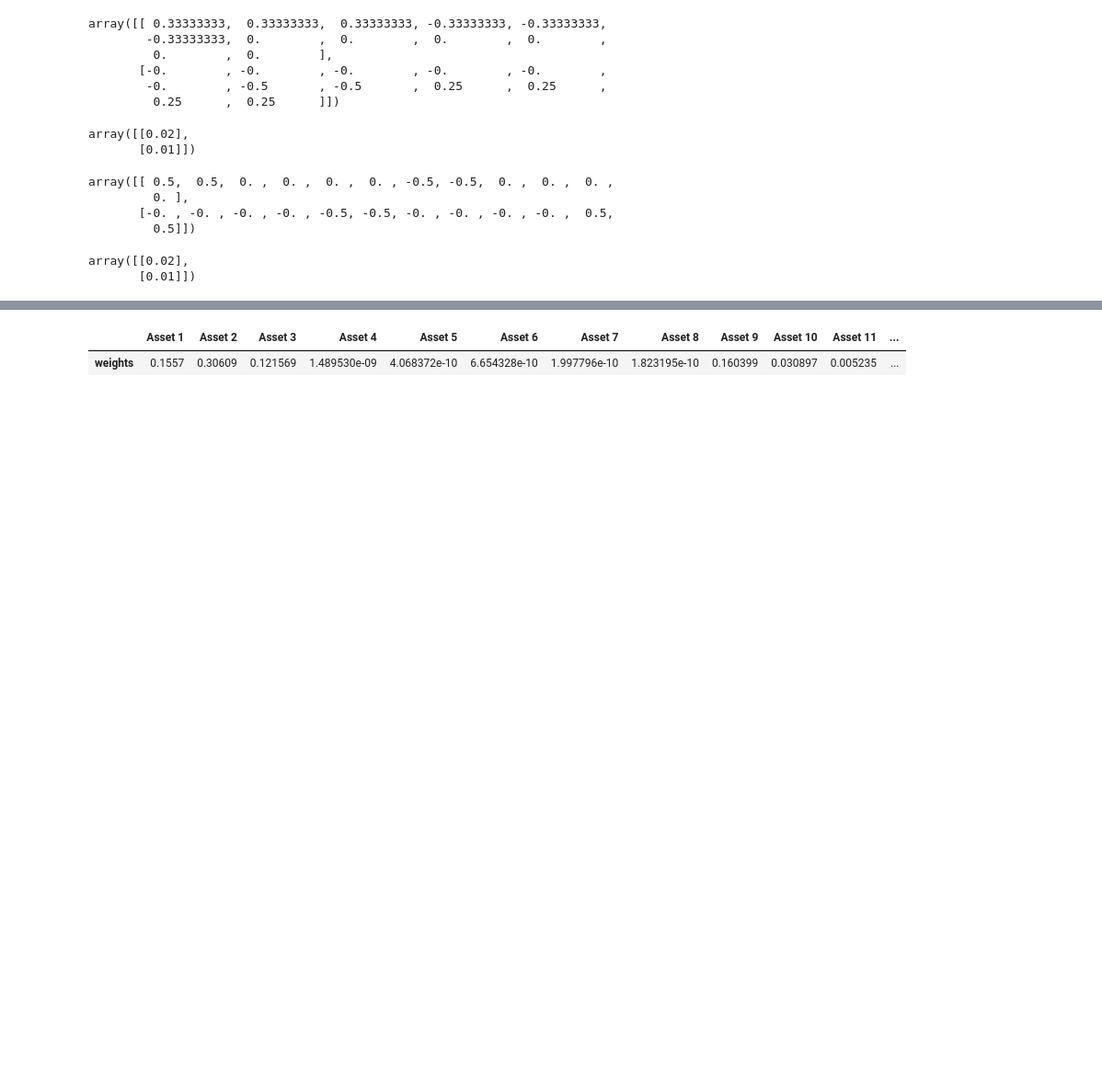
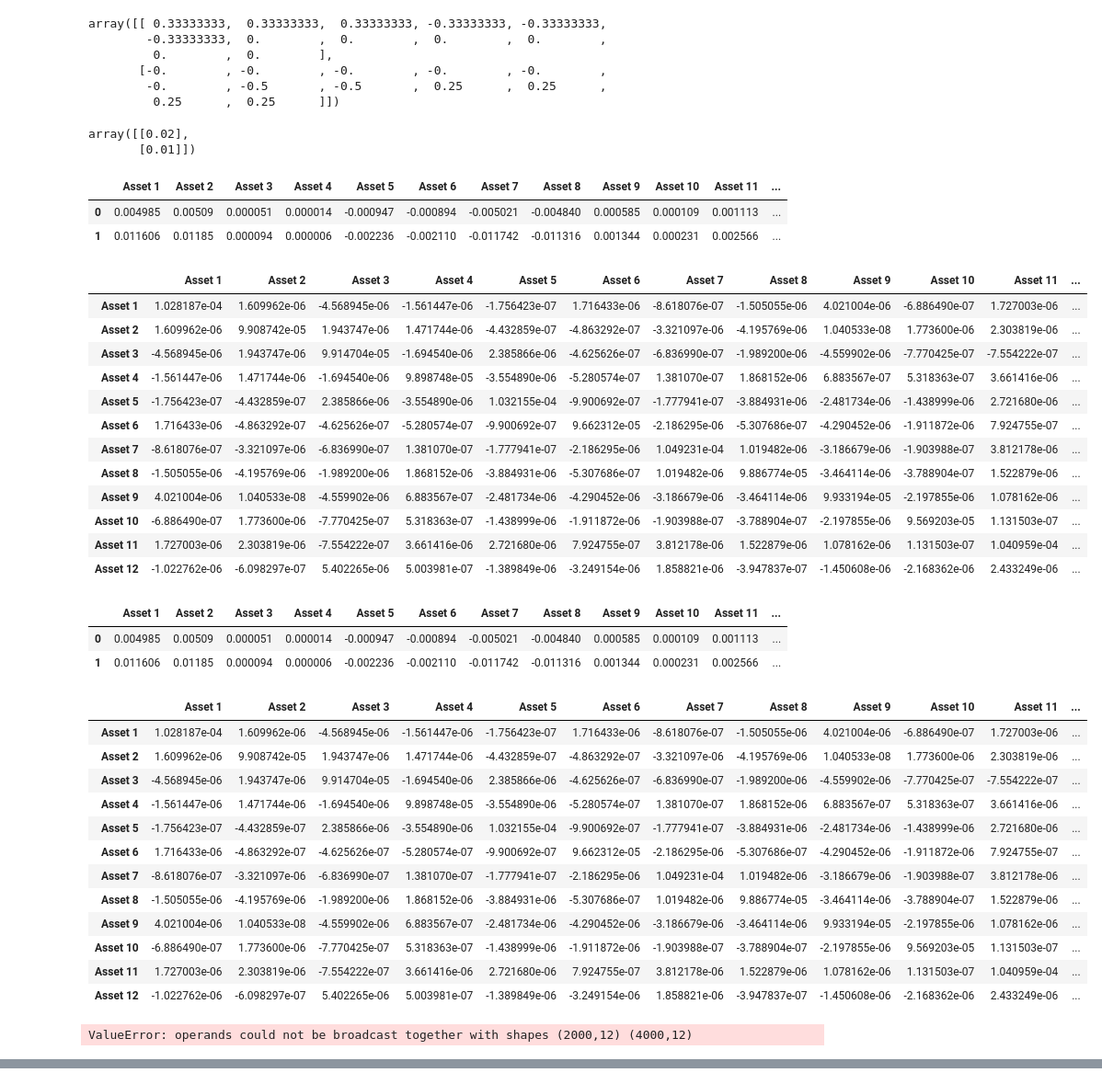
Before and after one commit to birdblues/kbtest, a Jupyter notebook: riskfolio-example/ex06.ipynb, the cells around one changed output, grey strips where cells are left out. Shown at 92% size. Saved outputs shown, nothing was run; the diff lists cells and outputs as text; code cells hidden in the pictures; blank space fills up the shorter version.

```diff
--- a/riskfolio-example/ex06.ipynb
+++ b/riskfolio-example/ex06.ipynb
@@ -2,6 +2,8 @@
 import pandas as pd
 import numpy as np
 import riskfolio as rp
+
+pd.options.display.float_format = '{:.4%}'.format
 
 # 가상의 자산 수익률 데이터 생성 (12개의 자산, 1000일의 수익률)
 np.random.seed(42)
@@ -12,3 +14,4 @@ assets = ['AAPL', 'MSFT', 'GOOGL', 'JPM', 'BAC', 'WFC', 'XOM', 'CVX', 'TSLA', 'G
 returns = np.random.randn(n_obs, n_assets) / 100  # 무작위 수익률 데이터
 
 Y = pd.DataFrame(returns, columns=assets)
+display(Y.head())
@@ -61,7 +91,7 @@ import riskfolio as rp
 # 가상의 자산 수익률 데이터 생성 (12개의 자산, 1000일의 수익률)
 np.random.seed(42)
 n_assets = 12
-n_obs = 1000
+n_obs = 2000
 
 assets = ['Asset ' + str(i) for i in range(1, n_assets + 1)]
 returns = np.random.randn(n_obs, n_assets) / 100  # 무작위 수익률 데이터
@@ -83,45 +113,87 @@ views = {
     'Type': ['Classes', 'Classes'],
     'Set': ['Industry', 'Industry'],
     'Position': ['Tech', 'Energy'],
     'Sign': ['>=', '<='],
     'Weight': [0.02, -0.01],  # Tech의 예상 초과수익률 2%, Energy의 예상 초과수익률 -1%
     'Type Relative': ['Classes', 'Classes'],
     'Relative Set': ['Industry', 'Industry'],
     'Relative': ['Finance', 'Industrials']
 }
 
 views = pd.DataFrame(views)
 
 # P와 Q 매트릭스 생성
 P, Q = rp.assets_views(views, asset_classes)
 
-display(P)
-display(Q)
+# 뷰 확률을 고려한 가중치 조정
+view_probabilities = np.array([0.30, 0.70])  # 첫 번째 뷰 30%, 두 번째 뷰 70%
+
+# P, Q에 각각 확률을 적용
+P_weighted = P * view_probabilities.reshape(-1, 1)
+Q_weighted = Q * view_probabilities
 
 # 포트폴리오 객체 생성
 port = rp.Portfolio(returns=Y)
 
 # 자산 기대 수익률과 공분산 행렬 추정
 port.assets_stats(method_mu='hist', method_cov='hist')
 
 # 초기 자산 가중치를 설정
-initial_weights = np.array([1/n_assets] * n_assets).reshape(-1, 1)  # 균등 가중치로 초기화, 올바른 차원으로 변환
+initial_weights = np.array([1/n_assets] * n_assets).reshape(-1, 1)  # 균등 가중치로 초기화
 
-print(initial_weights)
-# Black-Litterman 모델에 맞춘 통계값 계산
-port.blacklitterman_stats(P, Q, rf=0.01, w=initial_weights, delta=None, eq=True)
+# Black-Litterman 모델에 맞춘 통계값 계산 (mu_bl과 cov_bl 속성에 저장됨)
+port.blacklitterman_stats(P_weighted, Q_weighted, rf=0.0, w=initial_weights, delta=None, eq=True)
 
-port.solvers = ['MOSEK']  # 최적화에 사용할 솔버 설정
-# 최적의 포트폴리오 계산
-w_bl = port.optimization(model='BL', rm='MV', obj='Sharpe', rf=0, l=0, hist=False)
+# 포트폴리오 객체에 저장된 mu_bl과 cov_bl을 사용
+port.mu = port.mu_bl
+port.cov = port.cov_bl
+
+display(port.mu)
+display(port.cov)
+display(port.mu_bl)
+display(port.cov_bl)
+
+# mu_bl과 returns의 차원 확인 및 조정
+if port.mu.shape[0] != returns.shape[1]:
+    raise ValueError("mu_bl와 returns의 차원이 일치하지 않습니다.")
+
+# 최적의 포트폴리오 계산 (hist=False로 설정하여 Black-Litterman 통계를 사용)
+w_bl = port.optimization(model='Classic', rm='MV', obj='Sharpe', rf=0, l=0, hist=False)
 
 # 최적의 포트폴리오 가중치 출력
 print("최적화된 포트폴리오 가중치:")
 display(w_bl.T)
 # %% [output]
+|  | Asset 1 | Asset 2 | Asset 3 | Asset 4 | Asset 5 | Asset 6 | Asset 7 | Asset 8 | Asset 9 | Asset 10 | Asset 11 | ... |
+| 0 | 0.004985 | 0.00509 | 0.000051 | 0.000014 | -0.000947 | -0.000894 | -0.005021 | -0.004840 | 0.000585 | 0.000109 | 0.001113 | ... |
+| 1 | 0.011606 | 0.01185 | 0.000094 | 0.000006 | -0.002236 | -0.002110 | -0.011742 | -0.011316 | 0.001344 | 0.000231 | 0.002566 | ... |
+|  | Asset 1 | Asset 2 | Asset 3 | Asset 4 | Asset 5 | Asset 6 | Asset 7 | Asset 8 | Asset 9 | Asset 10 | Asset 11 | ... |
+| Asset 1 | 1.028187e-04 | 1.609962e-06 | -4.568945e-06 | -1.561447e-06 | -1.756423e-07 | 1.716433e-06 | -8.618076e-07 | -1.505055e-06 | 4.021004e-06 | -6.886490e-07 | 1.727003e-06 | ... |
+| Asset 2 | 1.609962e-06 | 9.908742e-05 | 1.943747e-06 | 1.471744e-06 | -4.432859e-07 | -4.863292e-07 | -3.321097e-06 | -4.195769e-06 | 1.040533e-08 | 1.773600e-06 | 2.303819e-06 | ... |
+| Asset 3 | -4.568945e-06 | 1.943747e-06 | 9.914704e-05 | -1.694540e-06 | 2.385866e-06 | -4.625626e-07 | -6.836990e-07 | -1.989200e-06 | -4.559902e-06 | -7.770425e-07 | -7.554222e-07 | ... |
+| Asset 4 | -1.561447e-06 | 1.471744e-06 | -1.694540e-06 | 9.898748e-05 | -3.554890e-06 | -5.280574e-07 | 1.381070e-07 | 1.868152e-06 | 6.883567e-07 | 5.318363e-07 | 3.661416e-06 | ... |
+| Asset 5 | -1.756423e-07 | -4.432859e-07 | 2.385866e-06 | -3.554890e-06 | 1.032155e-04 | -9.900692e-07 | -1.777941e-07 | -3.884931e-06 | -2.481734e-06 | -1.438999e-06 | 2.721680e-06 | ... |
+| Asset 6 | 1.716433e-06 | -4.863292e-07 | -4.625626e-07 | -5.280574e-07 | -9.900692e-07 | 9.662312e-05 | -2.186295e-06 | -5.307686e-07 | -4.290452e-06 | -1.911872e-06 | 7.924755e-07 | ... |
+| Asset 7 | -8.618076e-07 | -3.321097e-06 | -6.836990e-07 | 1.381070e-07 | -1.777941e-07 | -2.186295e-06 | 1.049231e-04 | 1.019482e-06 | -3.186679e-06 | -1.903988e-07 | 3.812178e-06 | ... |
+| Asset 8 | -1.505055e-06 | -4.195769e-06 | -1.989200e-06 | 1.868152e-06 | -3.884931e-06 | -5.307686e-07 | 1.019482e-06 | 9.886774e-05 | -3.464114e-06 | -3.788904e-07 | 1.522879e-06 | ... |
+| Asset 9 | 4.021004e-06 | 1.040533e-08 | -4.559902e-06 | 6.883567e-07 | -2.481734e-06 | -4.290452e-06 | -3.186679e-06 | -3.464114e-06 | 9.933194e-05 | -2.197855e-06 | 1.078162e-06 | ... |
+| Asset 10 | -6.886490e-07 | 1.773600e-06 | -7.770425e-07 | 5.318363e-07 | -1.438999e-06 | -1.911872e-06 | -1.903988e-07 | -3.788904e-07 | -2.197855e-06 | 9.569203e-05 | 1.131503e-07 | ... |
+| Asset 11 | 1.727003e-06 | 2.303819e-06 | -7.554222e-07 | 3.661416e-06 | 2.721680e-06 | 7.924755e-07 | 3.812178e-06 | 1.522879e-06 | 1.078162e-06 | 1.131503e-07 | 1.040959e-04 | ... |
+| Asset 12 | -1.022762e-06 | -6.098297e-07 | 5.402265e-06 | 5.003981e-07 | -1.389849e-06 | -3.249154e-06 | 1.858821e-06 | -3.947837e-07 | -1.450608e-06 | -2.168362e-06 | 2.433249e-06 | ... |
+|  | Asset 1 | Asset 2 | Asset 3 | Asset 4 | Asset 5 | Asset 6 | Asset 7 | Asset 8 | Asset 9 | Asset 10 | Asset 11 | ... |
+| 0 | 0.004985 | 0.00509 | 0.000051 | 0.000014 | -0.000947 | -0.000894 | -0.005021 | -0.004840 | 0.000585 | 0.000109 | 0.001113 | ... |
+| 1 | 0.011606 | 0.01185 | 0.000094 | 0.000006 | -0.002236 | -0.002110 | -0.011742 | -0.011316 | 0.001344 | 0.000231 | 0.002566 | ... |
+|  | Asset 1 | Asset 2 | Asset 3 | Asset 4 | Asset 5 | Asset 6 | Asset 7 | Asset 8 | Asset 9 | Asset 10 | Asset 11 | ... |
+| Asset 1 | 1.028187e-04 | 1.609962e-06 | -4.568945e-06 | -1.561447e-06 | -1.756423e-07 | 1.716433e-06 | -8.618076e-07 | -1.505055e-06 | 4.021004e-06 | -6.886490e-07 | 1.727003e-06 | ... |
+| Asset 2 | 1.609962e-06 | 9.908742e-05 | 1.943747e-06 | 1.471744e-06 | -4.432859e-07 | -4.863292e-07 | -3.321097e-06 | -4.195769e-06 | 1.040533e-08 | 1.773600e-06 | 2.303819e-06 | ... |
+| Asset 3 | -4.568945e-06 | 1.943747e-06 | 9.914704e-05 | -1.694540e-06 | 2.385866e-06 | -4.625626e-07 | -6.836990e-07 | -1.989200e-06 | -4.559902e-06 | -7.770425e-07 | -7.554222e-07 | ... |
+| Asset 4 | -1.561447e-06 | 1.471744e-06 | -1.694540e-06 | 9.898748e-05 | -3.554890e-06 | -5.280574e-07 | 1.381070e-07 | 1.868152e-06 | 6.883567e-07 | 5.318363e-07 | 3.661416e-06 | ... |
+| Asset 5 | -1.756423e-07 | -4.432859e-07 | 2.385866e-06 | -3.554890e-06 | 1.032155e-04 | -9.900692e-07 | -1.777941e-07 | -3.884931e-06 | -2.481734e-06 | -1.438999e-06 | 2.721680e-06 | ... |
+| Asset 6 | 1.716433e-06 | -4.863292e-07 | -4.625626e-07 | -5.280574e-07 | -9.900692e-07 | 9.662312e-05 | -2.186295e-06 | -5.307686e-07 | -4.290452e-06 | -1.911872e-06 | 7.924755e-07 | ... |
+| Asset 7 | -8.618076e-07 | -3.321097e-06 | -6.836990e-07 | 1.381070e-07 | -1.777941e-07 | -2.186295e-06 | 1.049231e-04 | 1.019482e-06 | -3.186679e-06 | -1.903988e-07 | 3.812178e-06 | ... |
+| Asset 8 | -1.505055e-06 | -4.195769e-06 | -1.989200e-06 | 1.868152e-06 | -3.884931e-06 | -5.307686e-07 | 1.019482e-06 | 9.886774e-05 | -3.464114e-06 | -3.788904e-07 | 1.522879e-06 | ... |
+| Asset 9 | 4.021004e-06 | 1.040533e-08 | -4.559902e-06 | 6.883567e-07 | -2.481734e-06 | -4.290452e-06 | -3.186679e-06 | -3.464114e-06 | 9.933194e-05 | -2.197855e-06 | 1.078162e-06 | ... |
+| Asset 10 | -6.886490e-07 | 1.773600e-06 | -7.770425e-07 | 5.318363e-07 | -1.438999e-06 | -1.911872e-06 | -1.903988e-07 | -3.788904e-07 | -2.197855e-06 | 9.569203e-05 | 1.131503e-07 | ... |
+| Asset 11 | 1.727003e-06 | 2.303819e-06 | -7.554222e-07 | 3.661416e-06 | 2.721680e-06 | 7.924755e-07 | 3.812178e-06 | 1.522879e-06 | 1.078162e-06 | 1.131503e-07 | 1.040959e-04 | ... |
+| Asset 12 | -1.022762e-06 | -6.098297e-07 | 5.402265e-06 | 5.003981e-07 | -1.389849e-06 | -3.249154e-06 | 1.858821e-06 | -3.947837e-07 | -1.450608e-06 | -2.168362e-06 | 2.433249e-06 | ... |
-array([[ 0.5,  0.5,  0. ,  0. ,  0. ,  0. , -0.5, -0.5,  0. ,  0. ,  0. ,
-         0. ],
-       [-0. , -0. , -0. , -0. , -0.5, -0.5, -0. , -0. , -0. , -0. ,  0.5,
-         0.5]])
+ValueError: operands could not be broadcast together with shapes (2000,12) (4000,12)
-array([[0.02],
-       [0.01]])
@@ -141,2 +199,0 @@ array([[0.02],
-|  | Asset 1 | Asset 2 | Asset 3 | Asset 4 | Asset 5 | Asset 6 | Asset 7 | Asset 8 | Asset 9 | Asset 10 | Asset 11 | ... |
-| weights | 0.1557 | 0.30609 | 0.121569 | 1.489530e-09 | 4.068372e-10 | 6.654328e-10 | 1.997796e-10 | 1.823195e-10 | 0.160399 | 0.030897 | 0.005235 | ... |
```
Also changed, not shown: parts of 4 cells of this notebook, 7 other files.
